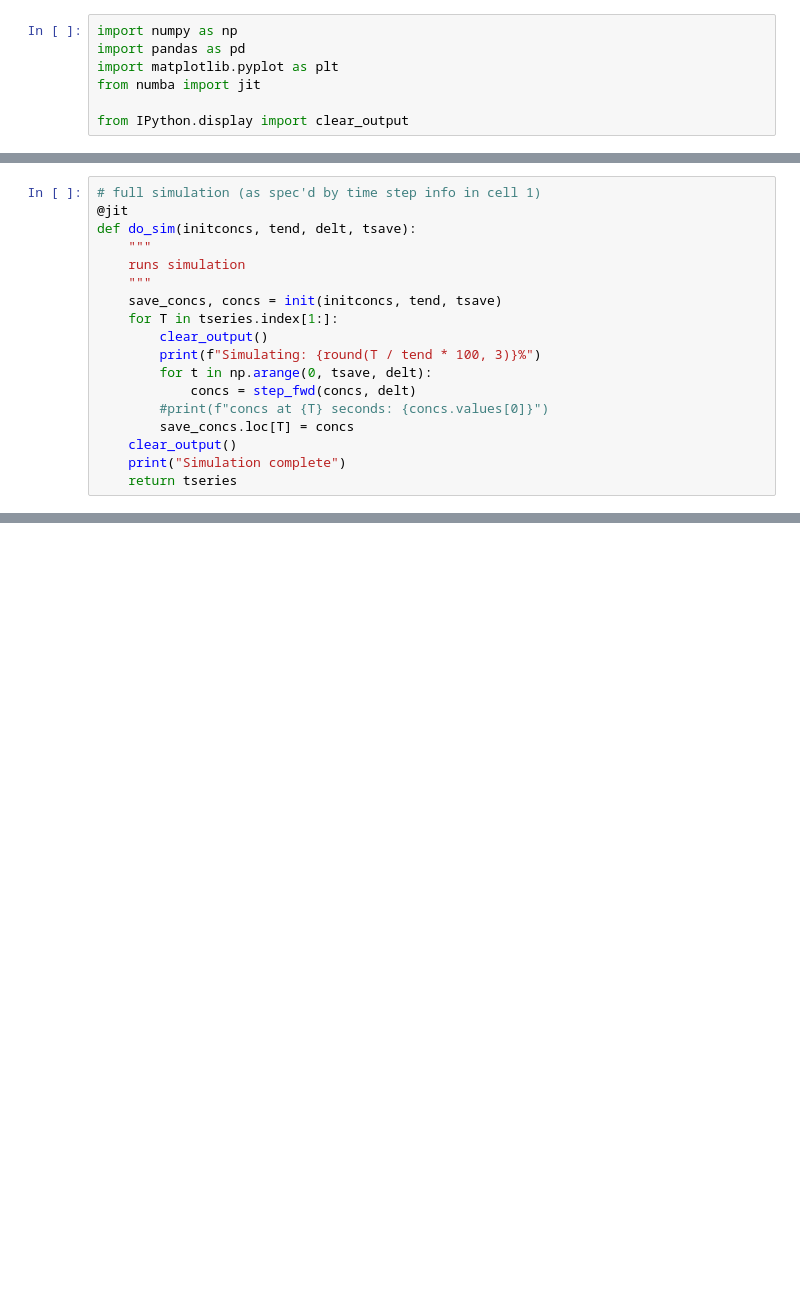
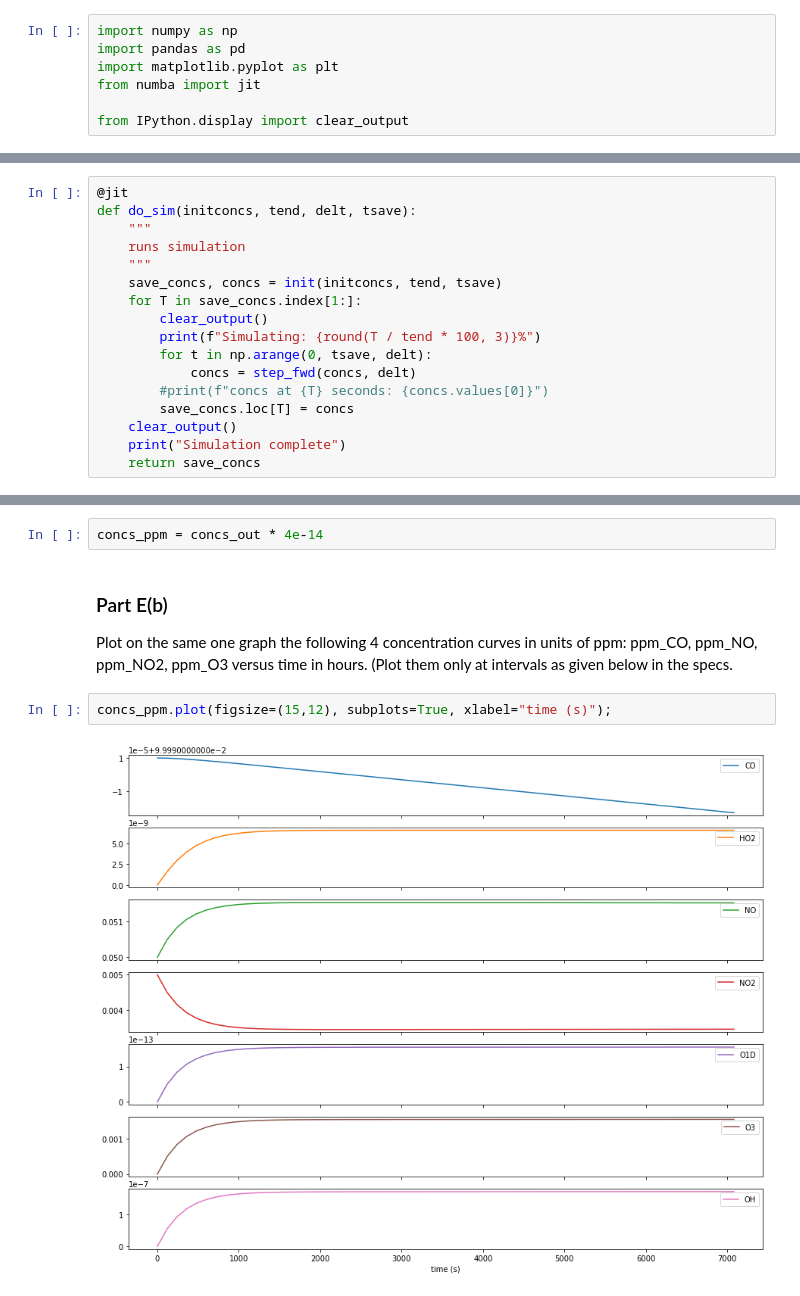
Before and after one commit to AndrewLoeppky/a595, a Jupyter notebook: ast7/mini_CMAQ.ipynb, the cells around one changed output, grey strips where cells are left out. Drawn from its saved outputs; the diff is of its cells as text; blank space fills up the shorter version.

```diff
--- a/ast7/mini_CMAQ.ipynb
+++ b/ast7/mini_CMAQ.ipynb
@@ -132,12 +298,11 @@ array([2.49917565e+12, 1.64728653e+05, 1.28830646e+12, 8.66935407e+10,
 # %%
-# full simulation (as spec'd by time step info in cell 1)
 @jit
 def do_sim(initconcs, tend, delt, tsave):
     """
     runs simulation
     """
     save_concs, concs = init(initconcs, tend, tsave)
-    for T in tseries.index[1:]:
+    for T in save_concs.index[1:]:
         clear_output()
         print(f"Simulating: {round(T / tend * 100, 3)}%")
         for t in np.arange(0, tsave, delt):
@@ -146,4 +311,4 @@ def do_sim(initconcs, tend, delt, tsave):
         save_concs.loc[T] = concs
     clear_output()
     print("Simulation complete")
-    return tseries
+    return save_concs
@@ -156,0 +332,12 @@ SystemError: CPUDispatcher(<function step_fwd at 0x...>) returned a result with
+# %%
+concs_ppm = concs_out * 4e-14
+# %% [markdown]
+### Part E(b)
+
+Plot on the same one graph the following 4 concentration curves in units of ppm:  ppm_CO, ppm_NO, ppm_NO2, ppm_O3
+ versus time in hours.  (Plot them only at intervals as given below
+ in the specs.
+# %%
+concs_ppm.plot(figsize=(15,12), subplots=True, xlabel="time (s)");
+# %% [output]
+[figure, added]
```
Also changed, not shown: parts of 15 cells of this notebook.
